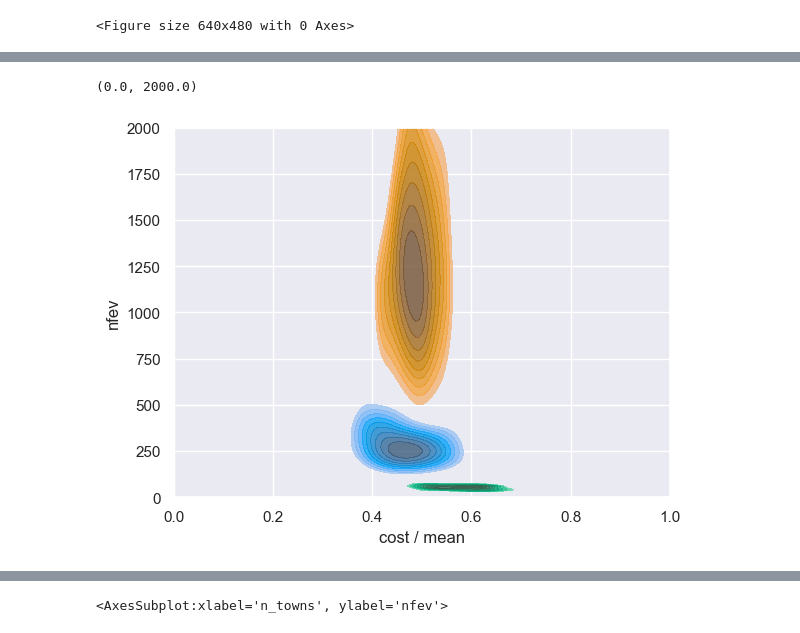
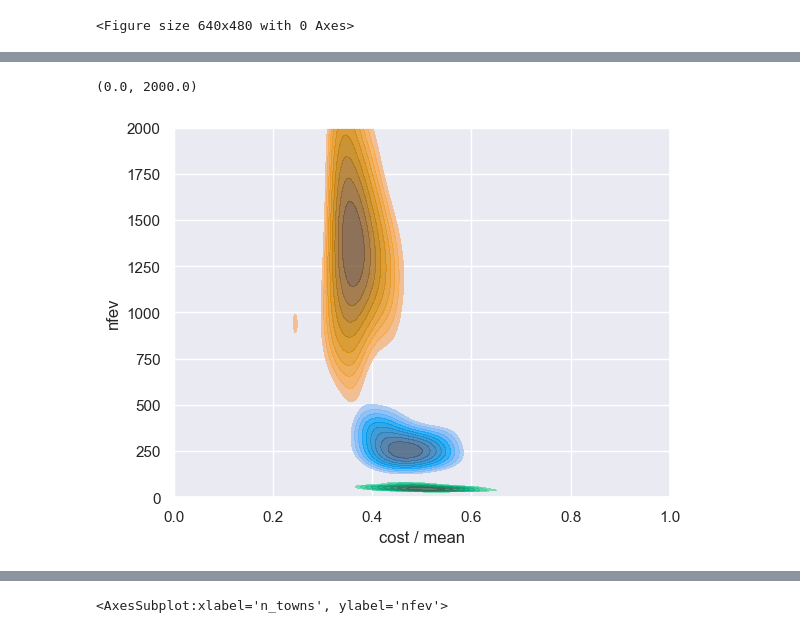
Before and after one commit to Batmaev/qua, a Jupyter notebook: Classical/annealing.ipynb, the cells around one changed output, grey strips where cells are left out. Cells and saved outputs as stored; diff of their text form; code cells hidden in the pictures.

```diff
--- a/Classical/annealing.ipynb
+++ b/Classical/annealing.ipynb
@@ -324,19 +324,19 @@ plt.gca().set_ylim(0, 2000)
 # %%
-ann8 = extensively_test_classical_method(cost_matrix_8, solve_tsp_simulated_annealing, 1000)
-calculate_statistics(ann8, 8, brute8);
+ann8_2 = extensively_test_classical_method(cost_matrix_8_2, solve_tsp_simulated_annealing, 1000)
+calculate_statistics(ann8_2, 8, brute8);
 # %%
-ls8 = extensively_test_classical_method(cost_matrix_8, solve_tsp_local_search, 1000)
-calculate_statistics(ls8, 8, brute8);
+ls8_2 = extensively_test_classical_method(cost_matrix_8_2, solve_tsp_local_search, 1000)
+calculate_statistics(ls8_2, 8, brute8);
 # %%
 sns.kdeplot(data = qs[qs['n_towns'] == 8], x = 'cost / mean', y = 'nfev', fill = True, thresh = 0.5, alpha = 0.8)
-sns.kdeplot(data = ann8, x = 'cost / mean', y = 'nfev', fill = True, thresh = 0.5, alpha = 0.8)
-sns.kdeplot(data = ls8, x = 'cost / mean', y = 'nfev', fill = True, thresh = 0.5, alpha = 0.8)
+sns.kdeplot(data = ann8_2, x = 'cost / mean', y = 'nfev', fill = True, thresh = 0.5, alpha = 0.8)
+sns.kdeplot(data = ls8_2, x = 'cost / mean', y = 'nfev', fill = True, thresh = 0.5, alpha = 0.8)
 plt.gca().set_xlim(0, 1)
 plt.gca().set_ylim(0, 2000)
 #plt.savefig('./blobs.pdf', bbox_inches = 'tight')
 # %% [output]
 (0.0, 2000.0)
-[figure, old version]
+[figure, new version]
 # %%
 ann7 = extensively_test_classical_method(cost_matrix_7, solve_tsp_simulated_annealing, 1000)
 calculate_statistics(ann7, 7, brute7);
```
Also changed, not shown: parts of 13 cells of this notebook, 6 other files.
